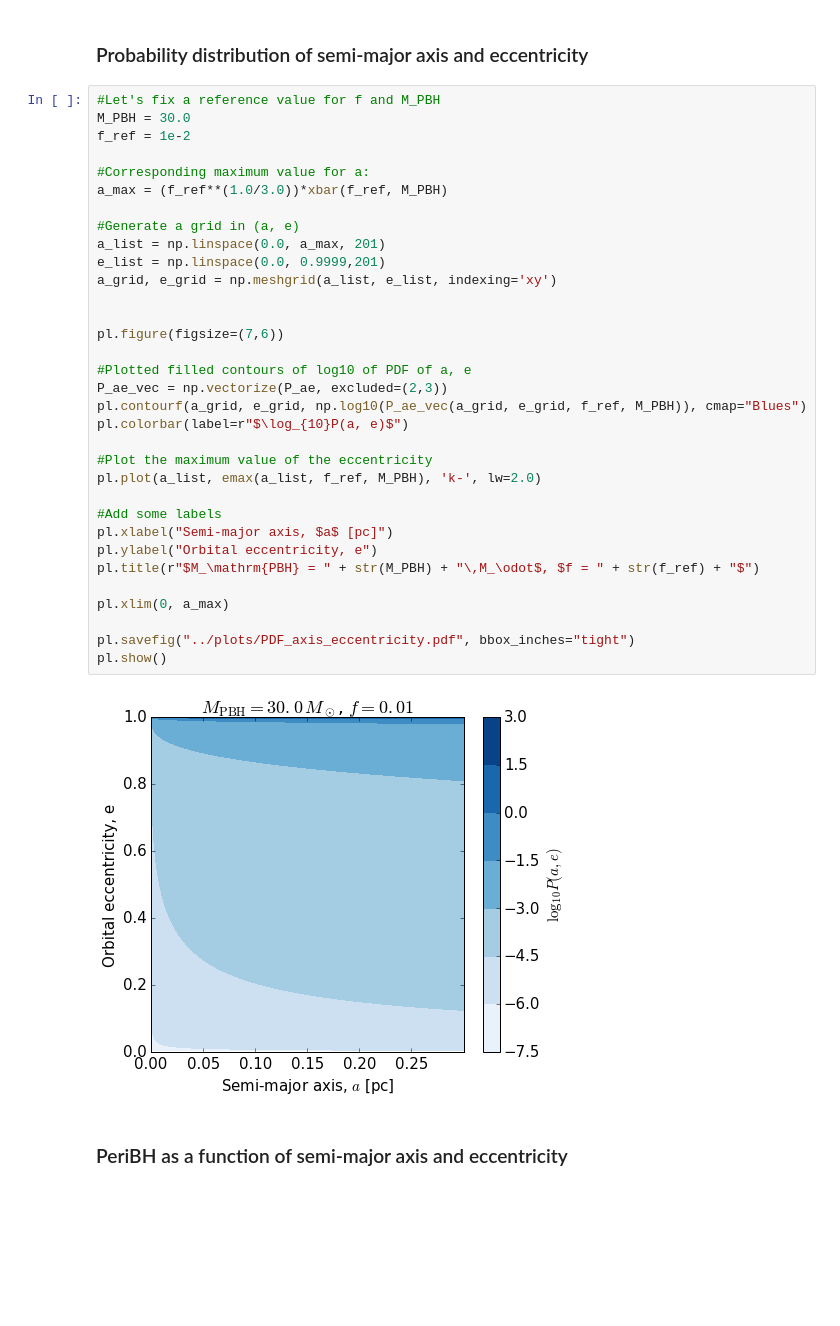
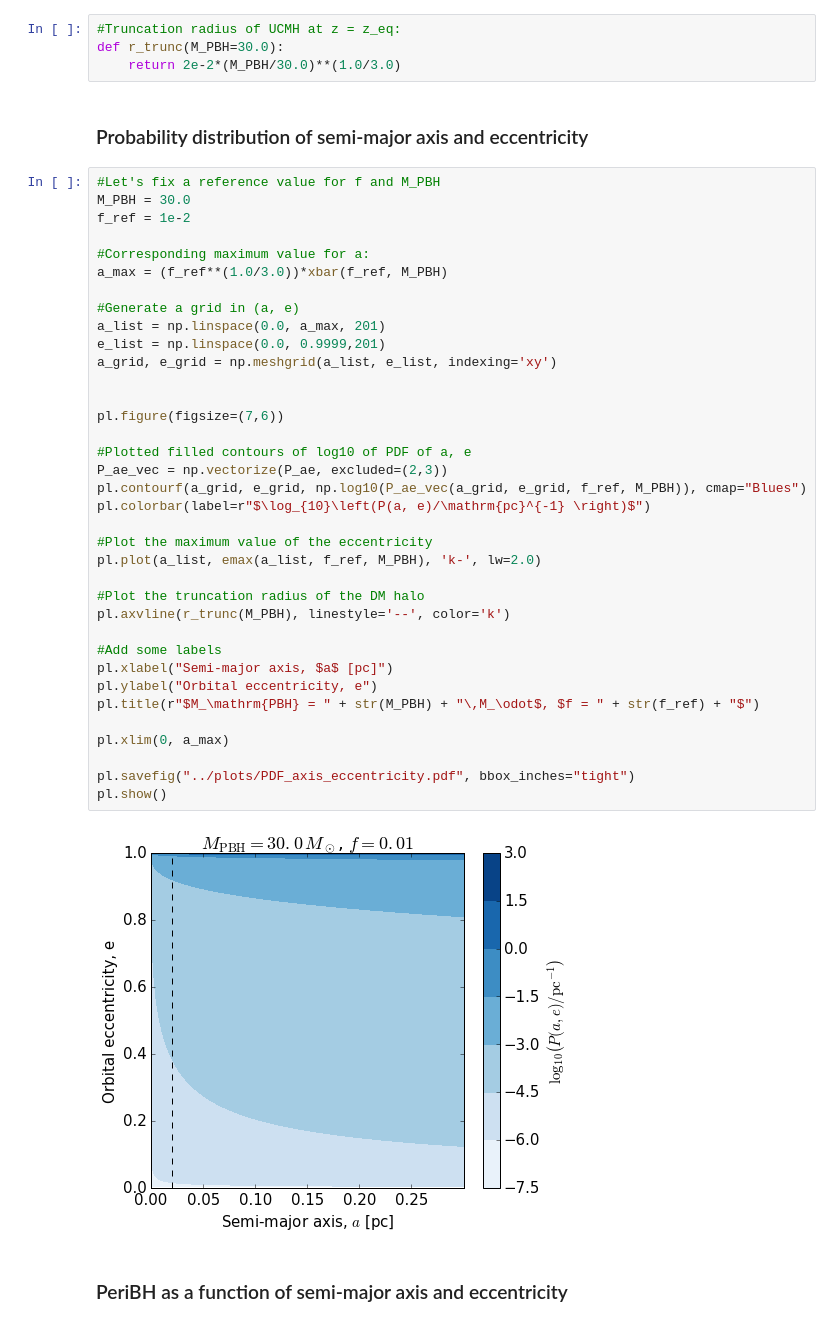
Before and after one commit to LBJ-Wade/PBHinDMclothing, a Jupyter notebook: code/PBH.ipynb, the cells around one changed output. Drawn from its saved outputs; the diff is of its cells as text; blank space fills up the shorter version.

```diff
--- a/code/PBH.ipynb
+++ b/code/PBH.ipynb
@@ -44,3 +56,7 @@ def P_ae(a, e, f, M_PBH=30.0):
+# %%
+#Truncation radius of UCMH at z = z_eq:
+def r_trunc(M_PBH=30.0):
+    return 2e-2*(M_PBH/30.0)**(1.0/3.0)
 # %% [markdown]
 ### Probability distribution of semi-major axis and eccentricity
 # %%
@@ -49,35 +65,38 @@ M_PBH = 30.0
 f_ref = 1e-2
 
 #Corresponding maximum value for a:
 a_max = (f_ref**(1.0/3.0))*xbar(f_ref, M_PBH)
 
 #Generate a grid in (a, e)
 a_list = np.linspace(0.0, a_max, 201)
 e_list = np.linspace(0.0, 0.9999,201)
 a_grid, e_grid = np.meshgrid(a_list, e_list, indexing='xy')
 
 
 pl.figure(figsize=(7,6))
 
 #Plotted filled contours of log10 of PDF of a, e
 P_ae_vec = np.vectorize(P_ae, excluded=(2,3))
 pl.contourf(a_grid, e_grid, np.log10(P_ae_vec(a_grid, e_grid, f_ref, M_PBH)), cmap="Blues")
-pl.colorbar(label=r"$\log_{10}P(a, e)$")
+pl.colorbar(label=r"$\log_{10}\left(P(a, e)/\mathrm{pc}^{-1} \right)$")
 
 #Plot the maximum value of the eccentricity
 pl.plot(a_list, emax(a_list, f_ref, M_PBH), 'k-', lw=2.0)
+
+#Plot the truncation radius of the DM halo
+pl.axvline(r_trunc(M_PBH), linestyle='--', color='k')
 
 #Add some labels
 pl.xlabel("Semi-major axis, $a$ [pc]")
 pl.ylabel("Orbital eccentricity, e")
 pl.title(r"$M_\mathrm{PBH} = " + str(M_PBH) + "\,M_\odot$, $f = " + str(f_ref) + "$")
 
 pl.xlim(0, a_max)
 
 pl.savefig("../plots/PDF_axis_eccentricity.pdf", bbox_inches="tight")
 pl.show()
 # %% [output]
-[figure, old version]
+[figure, new version]
 # %% [markdown]
 ### PeriBH as a function of semi-major axis and eccentricity
 # %%
```
Also changed, not shown: parts of 16 cells of this notebook, 10 other files.
